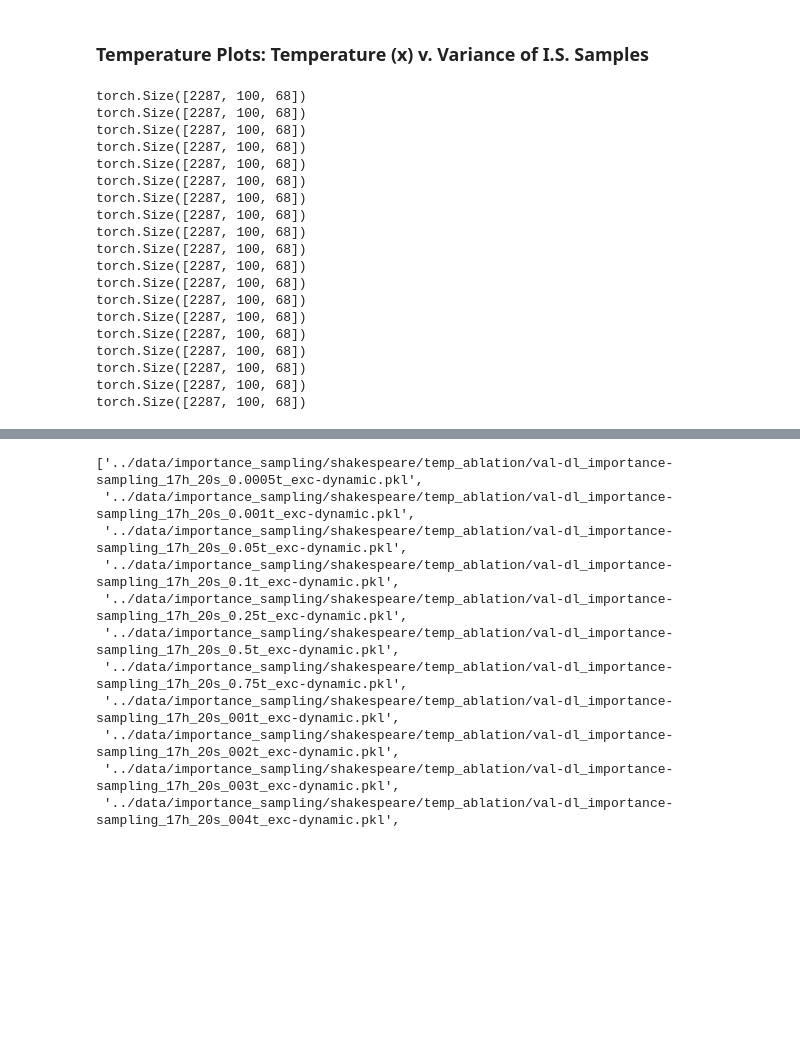
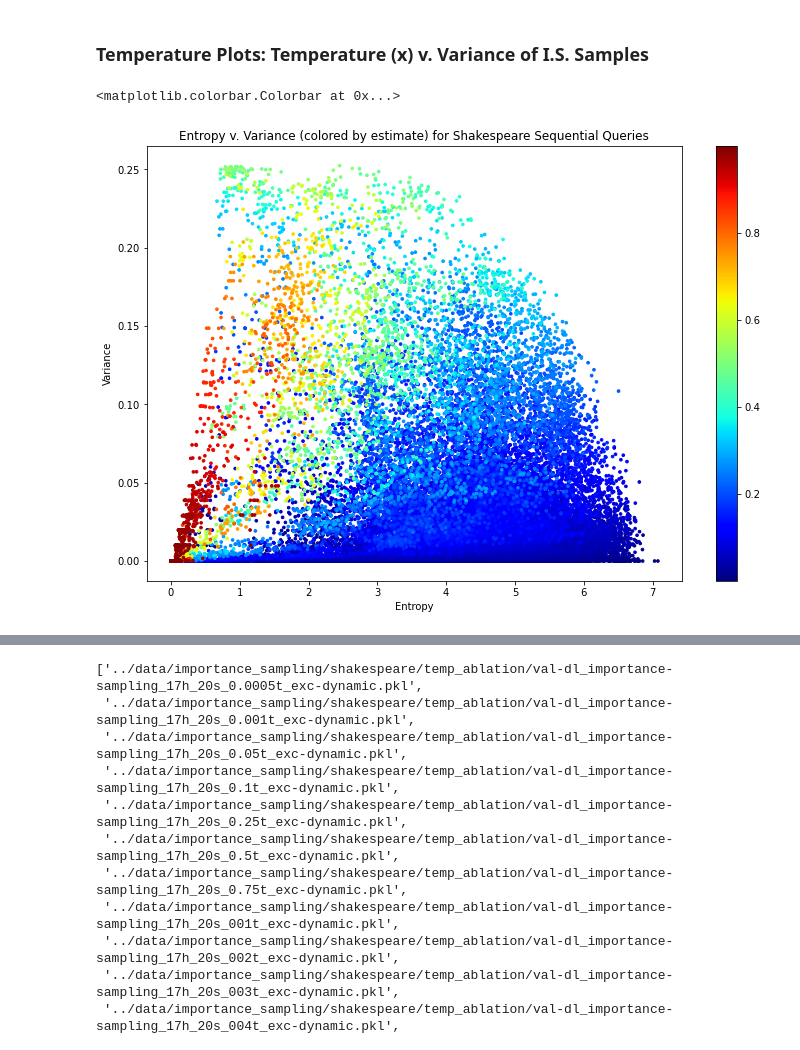
Before and after one commit to vshah99/prob_seq_queries_nnproject, a Jupyter notebook: notebooks/temperature_variance_ablation.ipynb, the cells around one changed output, grey strips where cells are left out. Cells and saved outputs as stored; diff of their text form; code cells hidden in the pictures; blank space fills up the shorter version.

```diff
--- a/notebooks/temperature_variance_ablation.ipynb
+++ b/notebooks/temperature_variance_ablation.ipynb
@@ -19,38 +19,40 @@ paths = sorted(glob.glob("../data/importance_sampling/shakespeare/temp_ablation/
 temps = sorted([float(path.split("_")[-2].replace('t','').replace("z",'')) for path in sorted(paths)])
 # %%
 # (samples,vocab)
-variances = []; entropies = []
-for pth in paths:
+paths = sorted(glob.glob("../data/importance_sampling/shakespeare/temp_ablation/*.pkl"))
+temps = sorted([float(path.split("_")[-2].replace('t','')) for path in sorted(paths)])
+
+variances = []; entropies = []; estimates = []
+for pth,temp in zip(paths,temps):
     data = read_pkl(pth)
     samples = data['sample_estimates']
     excluded_terms = data['excluded_terms']
     expanded_excluded_terms = torch.LongTensor(excluded_terms).repeat((samples.shape[1],1)).T.unsqueeze(-1)
-    samples = torch.gather(data['sample_estimates'],-1,
+    samples = torch.gather(samples,-1,
                            expanded_excluded_terms).squeeze()
     var = torch.var(samples,dim=-1)
-    entropy= -(samples*torch.log(samples)).mean(dim=-1)
+    entropy= -(data['q_log_prob'].squeeze()+1e-10).mean(dim=-1)
+    estimates.append(samples.mean(dim=-1))
     variances.append(var)
     entropies.append(entropy)
+    # break
 
-variances = torch.cat(variances)
-entropies = torch.cat(entropies)
+# variances = torch.cat(variances)
+# entropies = torch.cat(entropies)
-# %% [output]
-torch.Size([2287, 100, 68])
-torch.Size([2287, 100, 68])
-torch.Size([2287, 100, 68])
-torch.Size([2287, 100, 68])
-torch.Size([2287, 100, 68])
-torch.Size([2287, 100, 68])
-torch.Size([2287, 100, 68])
-torch.Size([2287, 100, 68])
-torch.Size([2287, 100, 68])
-torch.Size([2287, 100, 68])
-torch.Size([2287, 100, 68])
-torch.Size([2287, 100, 68])
-torch.Size([2287, 100, 68])
-torch.Size([2287, 100, 68])
-torch.Size([2287, 100, 68])
-torch.Size([2287, 100, 68])
-torch.Size([2287, 100, 68])
-torch.Size([2287, 100, 68])
-torch.Size([2287, 100, 68])
+# %%
+plt.figure(figsize=(12,8))
+x = torch.cat(entropies)
+y = torch.cat(variances)
+color = torch.cat(estimates)
+color,inds = torch.sort(color,descending=False)
+x = x[inds]
+y = y[inds]
+plt.scatter(x, y, s=7,
+            c=color, cmap=plt.cm.jet)
+plt.xlabel("Entropy")
+plt.ylabel("Variance")
+plt.title("Entropy v. Variance (colored by estimate) for Shakespeare Sequential Queries")
+plt.colorbar()
+# %% [output]
+<matplotlib.colorbar.Colorbar at 0x...>
+[figure, added]
```
Also changed, not shown: parts of 3 cells of this notebook, 9 other files.
